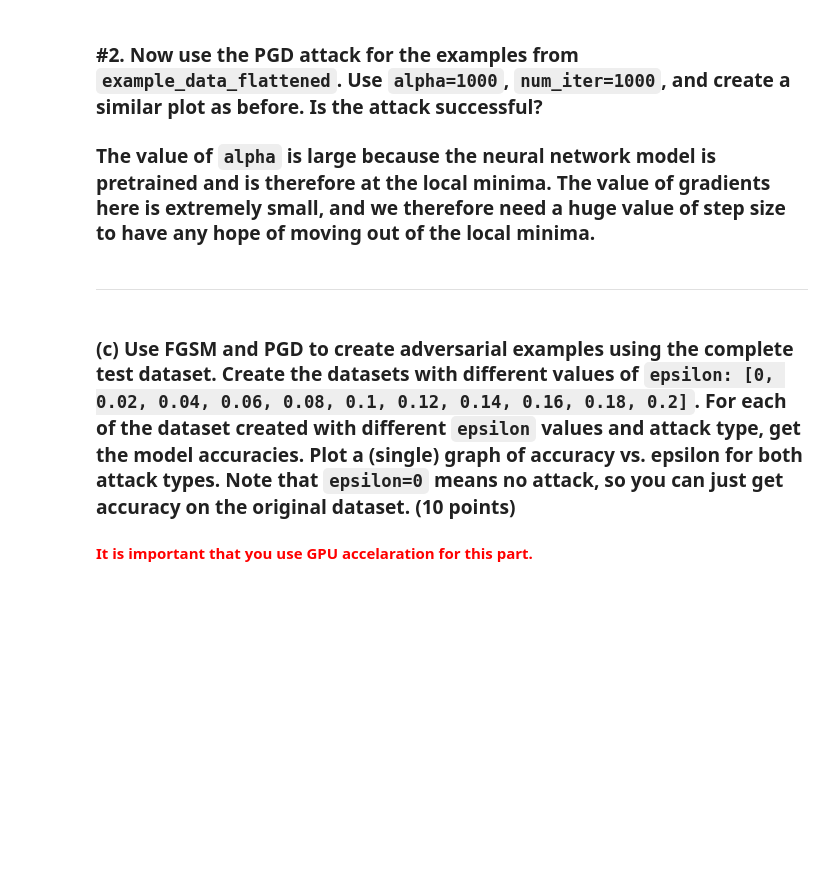
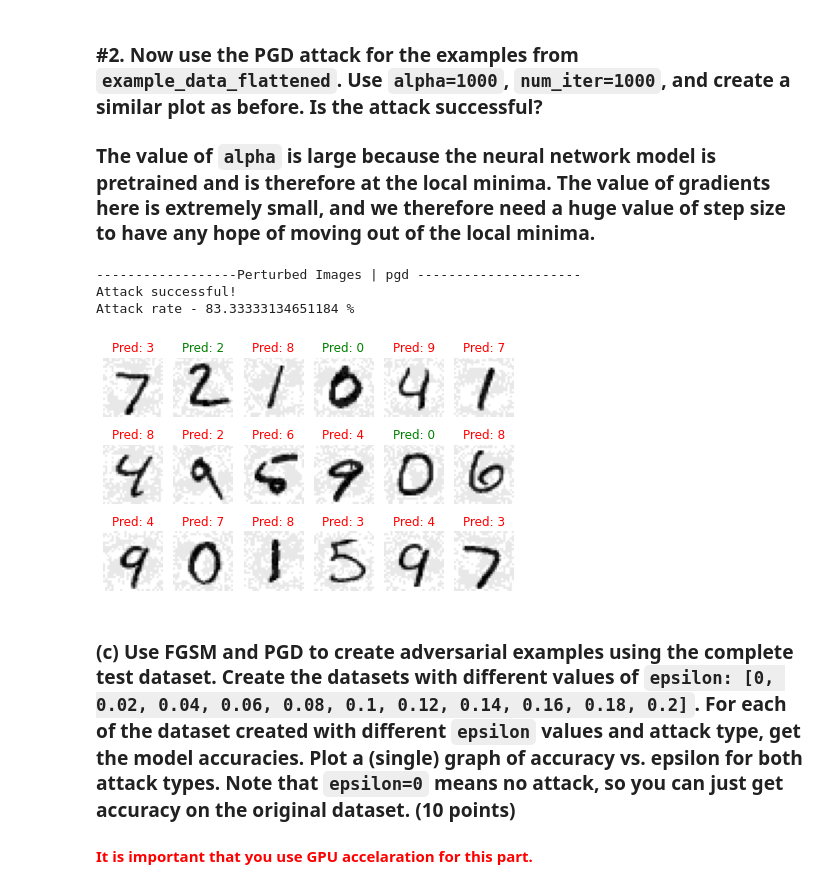
Before and after one commit to roshankarande/DSC-291, a Jupyter notebook: hw/HW2_Q3.ipynb, the cells around one changed output. Saved outputs shown, nothing was run; the diff lists cells and outputs as text; code cells hidden in the pictures; blank space fills up the shorter version.

```diff
--- a/hw/HW2_Q3.ipynb
+++ b/hw/HW2_Q3.ipynb
@@ -163,3 +217,23 @@ In the Fast Gradient Sign Method (FGSM), the perturbation $\delta$ on an input e
+# %%
+#######
+# !!! YOUR CODE HERE !!!
+
+def pgd(model, x, y, alpha, epsilon, num_iter):
+  delta = torch.zeros(x.shape, requires_grad=True, device=device)
+
+  for i in range(num_iter):
+    cost = loss(model(x+ delta), y)
+    cost.backward()
+
+    d = delta + alpha * delta.grad.detach().sign()
+    d = d.clamp(-epsilon, epsilon)    # as we are using l infity norm hence [-eps,+eps]
+
+    delta.data = d
+    delta.grad.zero_()
+
+  return delta.detach()
+
+#######
 # %% [markdown]
 ### **#2.** Now use the PGD attack for the examples from `example_data_flattened`. Use `alpha=1000`, `num_iter=1000`, and create a similar plot as before. Is the attack successful?
 
@@ -172,7 +241,31 @@ In the Fast Gradient Sign Method (FGSM), the perturbation $\delta$ on an input e
-# %% [markdown]
-
-
----
+# %%
+#######
+# !!! YOUR CODE HERE !!!
+
+delta = pgd(nn_model, example_data_flattened, example_labels, alpha = 1000, epsilon = 0.05, num_iter=1000)
+perturbed_data_flat = example_data_flattened + delta
+perturbed_images = (example_data_flattened + delta).reshape(example_data.shape)
+
+pgd_y_pred = nn_model(perturbed_data_flat)
+
+pgd_y_pred_labels= torch.argmax(pgd_y_pred, dim=1)
+
+print("------------------Perturbed Images | pgd ---------------------")
+plot_images(perturbed_images, example_labels, pgd_y_pred, 3, 6)
+
+attack_rate = torch.ne(example_labels, pgd_y_pred_labels).sum() / len(example_labels)
+torch.ne(example_labels, pgd_y_pred_labels)
+if attack_rate != 0.0:
+  print("Attack successful!")
+  print(f"Attack rate - {float(attack_rate)*100} %", )
+else:
+  print("Attack not successful")
+######
+# %% [output]
+------------------Perturbed Images | pgd ---------------------
+Attack successful!
+Attack rate - 83.33333134651184 %
+[figure, added]
 # %% [markdown]
 ### **(c)**  Use FGSM and PGD to create adversarial examples using the complete test dataset. Create the datasets with different values of `epsilon: [0, 0.02, 0.04, 0.06, 0.08, 0.1, 0.12, 0.14, 0.16, 0.18, 0.2]`. For each of the dataset created with different `epsilon` values and attack type, get the model accuracies. Plot a (single) graph of accuracy vs. epsilon for both attack types. Note that `epsilon=0` means no attack, so you can just get accuracy on the original dataset. (10 points)
 
```
Also changed, not shown: parts of 25 cells of this notebook, 31 other files.
